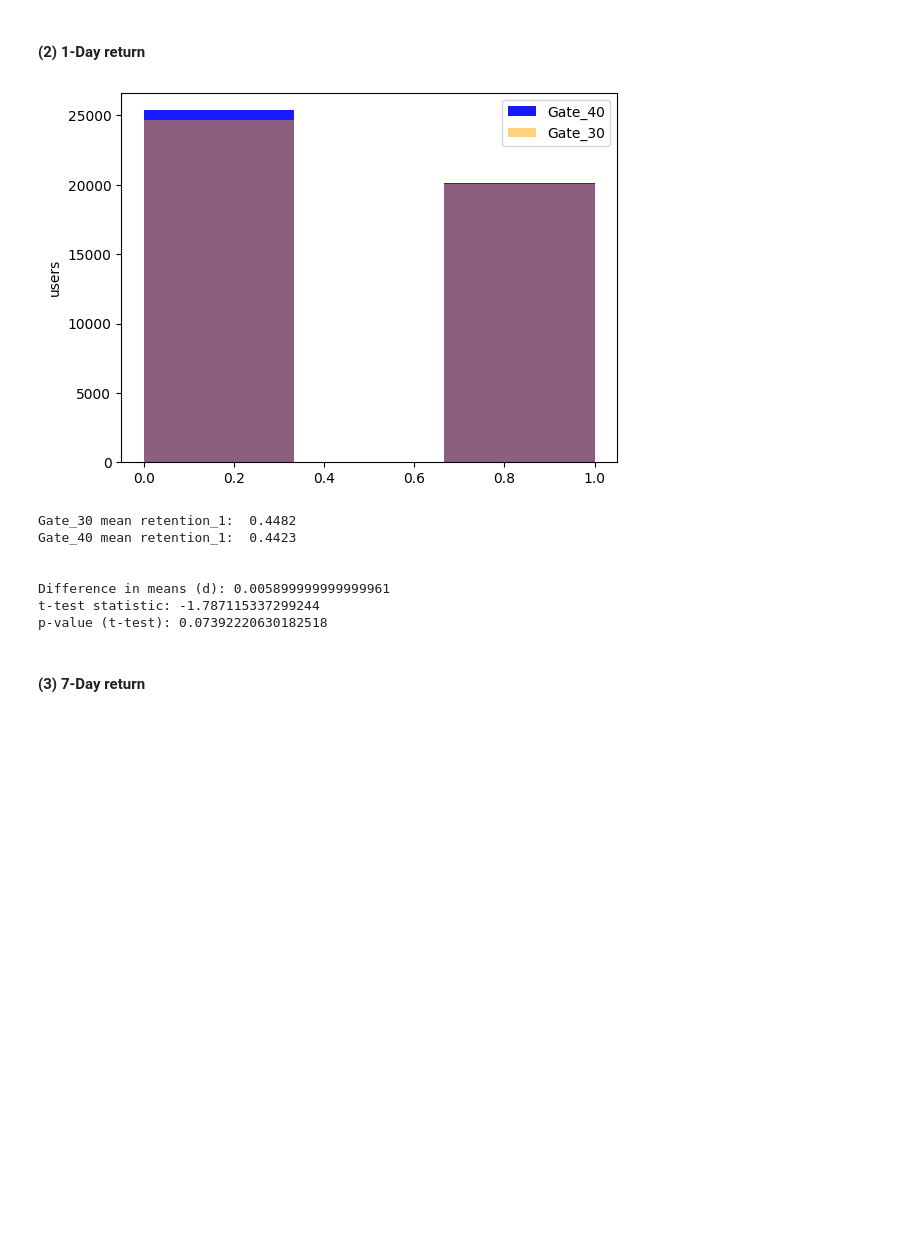
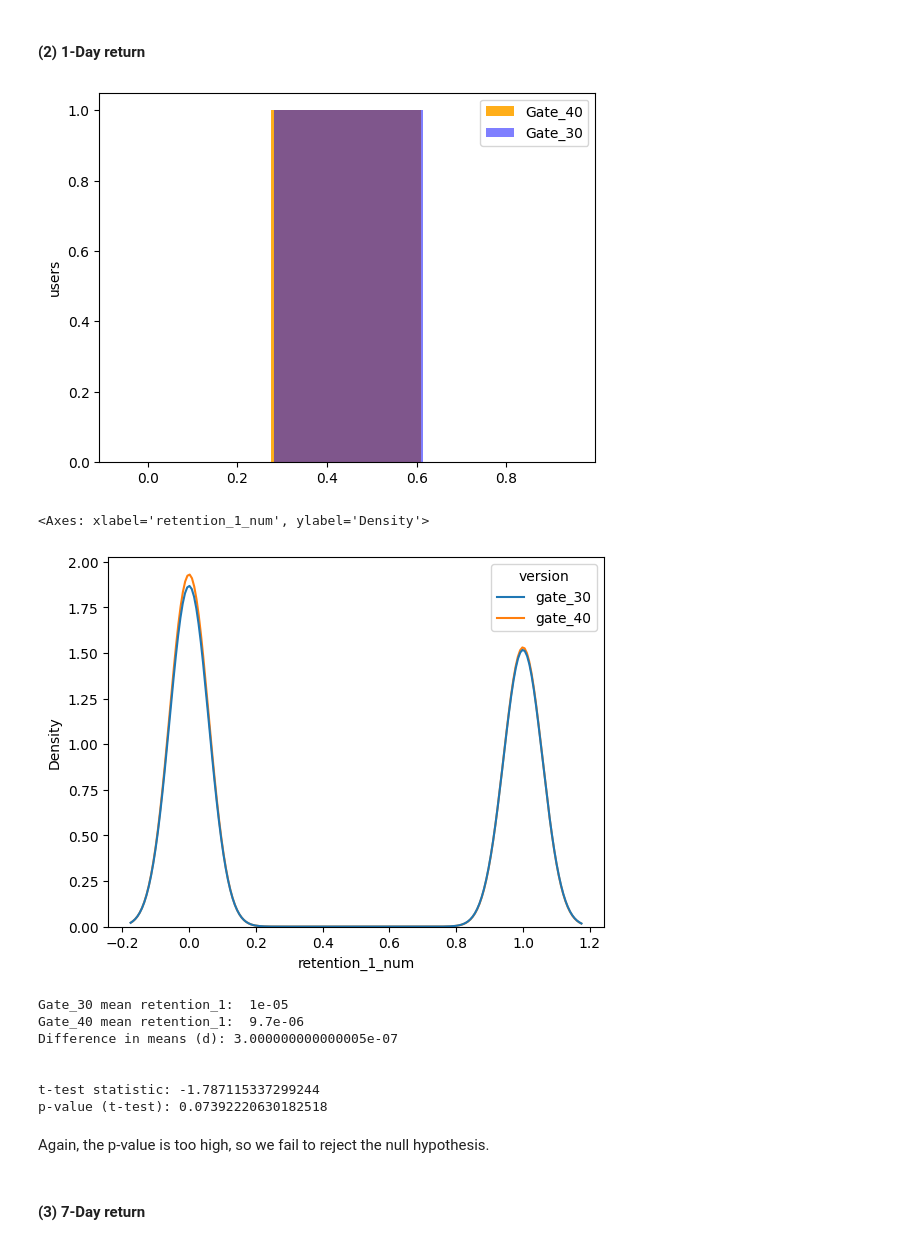
Before and after one commit to MargheritaPhilipp/causinf_upf, a Jupyter notebook: 1_AB_RCT_mph.ipynb, the cells around one changed output. Saved outputs shown, nothing was run; the diff lists cells and outputs as text; code cells hidden in the pictures; blank space fills up the shorter version.

```diff
--- a/1_AB_RCT_mph.ipynb
+++ b/1_AB_RCT_mph.ipynb
@@ -180,43 +218,49 @@ p-value (t-test): 0.9494739458256001
 # %% [markdown]
 #### (2) 1-Day return
+# %%
+# second outcome definition: likelihood of coming back within one day
+
+# visualise in histogram
+plt.hist(df_late['retention_1_num'].sum()/len(df_late), 3, alpha=0.9, color='orange', label='Gate_40')
+plt.hist(df_early['retention_1_num'].sum()/len(df_early), 3, alpha=0.5, color='blue', label='Gate_30')
+plt.legend(loc="upper right")
+plt.title("")
+plt.xlabel("")
+plt.ylabel("users")
+plt.show()
+
+# kernel density plot
+sns.kdeplot(data=df, x="retention_1_num", hue="version")
+# %% [output]
+[figure, added]
+<Axes: xlabel='retention_1_num', ylabel='Density'>
+[figure, added]
 # %%
-# second outcome definition: likelihood of coming back within one day
-
-# visualise in histogram
-plt.hist(df_late['retention_1_num'], 3, alpha=0.9, color='blue', label='Gate_40')
-plt.hist(df_early['retention_1_num'], 3, alpha=0.5, color='orange', label='Gate_30')
-plt.legend(loc="upper right")
-plt.title("")
-plt.xlabel("")
-plt.ylabel("users")
-plt.show()
-
 # compare means
-av_r1_late = round(np.mean(df_late['retention_1_num']), 4)
-av_r1_early = round(np.mean(df_early['retention_1_num']), 4)
+av_r1_late = round(np.mean(df_late['retention_1_num'])/len(df_late), 7)
+av_r1_early = round(np.mean(df_early['retention_1_num']/len(df_early)), 7)
+diff_r1 = av_r1_early - av_r1_late
 
 print('Gate_30 mean retention_1: ', av_r1_early)
 print('Gate_40 mean retention_1: ', av_r1_late)
+print(f"Difference in means (d): {diff_r1}")
 print('\n')
-
-# Find the difference from the latest run
-diff_gr = av_r1_early - av_r1_late
 
 # Perform a t-test - for independent samples of scores
 t_stat, p_value_ttest = ttest_ind(df_late['retention_1_num'], df_early['retention_1_num'])
 
 # Display results
-print(f"Difference in means (d): {diff_gr}")
 print(f"t-test statistic: {t_stat}")
 print(f"p-value (t-test): {p_value_ttest}")
 # %% [output]
-[figure, removed]
-Gate_30 mean retention_1:  0.4482
-Gate_40 mean retention_1:  0.4423
+Gate_30 mean retention_1:  1e-05
+Gate_40 mean retention_1:  9.7e-06
+Difference in means (d): 3.000000000000005e-07
 
 
-Difference in means (d): 0.005899999999999961
 t-test statistic: -1.787115337299244
 p-value (t-test): 0.07392220630182518
+# %% [markdown]
+Again, the p-value is too high, so we fail to reject the null hypothesis.
 # %% [markdown]
 #### (3) 7-Day return
```
Also changed, not shown: parts of 15 cells of this notebook.
